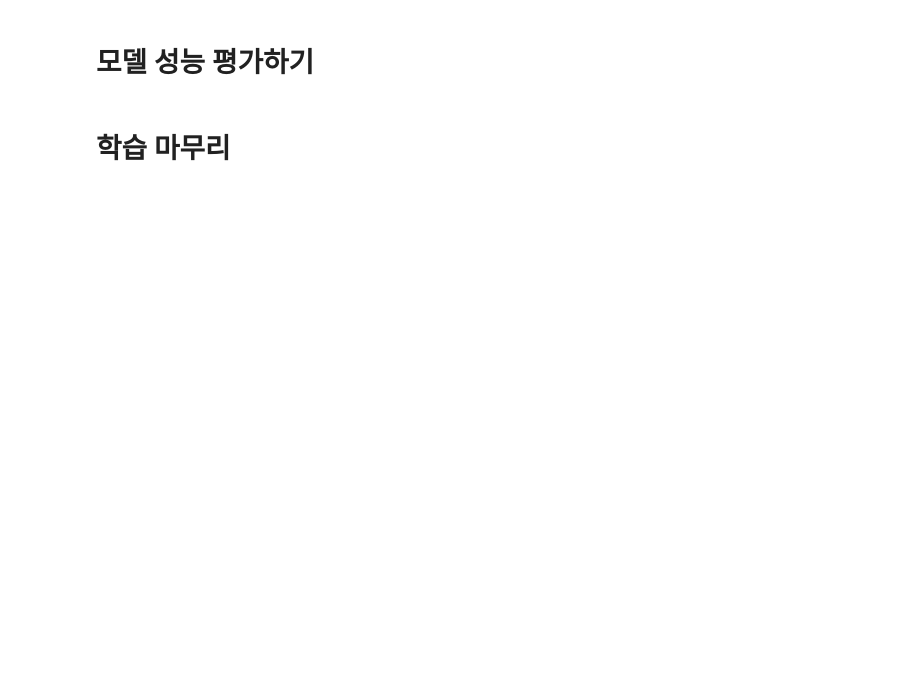
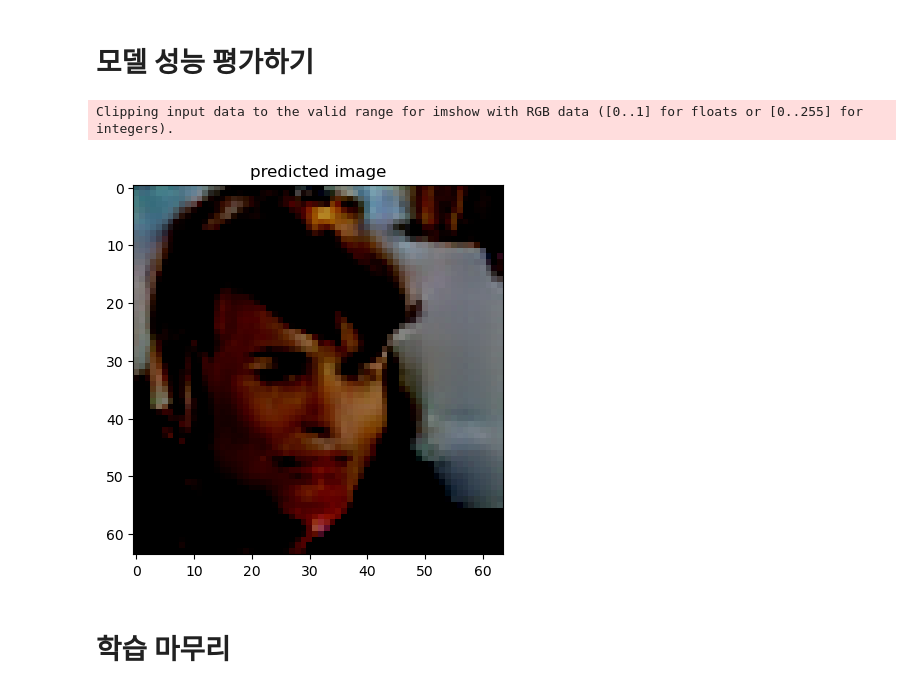
Before and after one commit to restful3/ds4th_study, a Jupyter notebook: source/텐초의 파이토치 딥러닝 특강/13_사람_얼굴을_생성하는_GAN_Song.ipynb, the cells around one changed output. Cells and saved outputs as stored; diff of their text form; code cells hidden in the pictures; blank space fills up the shorter version.

```diff
--- a/source/텐초의 파이토치 딥러닝 특강/13_사람_얼굴을_생성하는_GAN_Song.ipynb
+++ b/source/텐초의 파이토치 딥러닝 특강/13_사람_얼굴을_생성하는_GAN_Song.ipynb
@@ -52,2 +218,11 @@
 # %% [markdown]
 <img src='./figs/13_10.png'>
+# %%
+import tqdm
+
+from torch.optim.adam import Adam
+
+device = 'cuda' if torch.cuda.is_available() else 'cpu'
+# device = "mps" if torch.backends.mps.is_available() else "cpu"
+# device = 'cpu'
+device
@@ -53,0 +231,5 @@
+# %%
+# 생성자 정의
+G = Generator().to(device)
+# 생성자 초기화
+G.apply(weights_init)
@@ -54,5 +355,22 @@
 # %% [markdown]
 # 모델 성능 평가하기
+# %%
+with torch.no_grad():
+    G.load_state_dict(torch.load("./models/Generator.pth", map_location=device))
+
+    # 특정 공간상의 랜덤한 하나의 점 지정
+    feature_vector = torch.randn(1, 100, 1, 1).to(device)
+
+    # 이미지 생성
+    pred = G(feature_vector).squeeze()
+    pred = pred.permute(1, 2, 0).cpu().numpy()
+
+    plt.imshow(pred)
+    plt.title('predicted image')
+    plt.show()
+# %% [output]
+Clipping input data to the valid range for imshow with RGB data ([0..1] for floats or [0..255] for integers).
+[figure, added]
 # %% [markdown]
 # 학습 마무리
 # %% [markdown]
```
Also changed, not shown: parts of 23 cells of this notebook, 1 other file.
